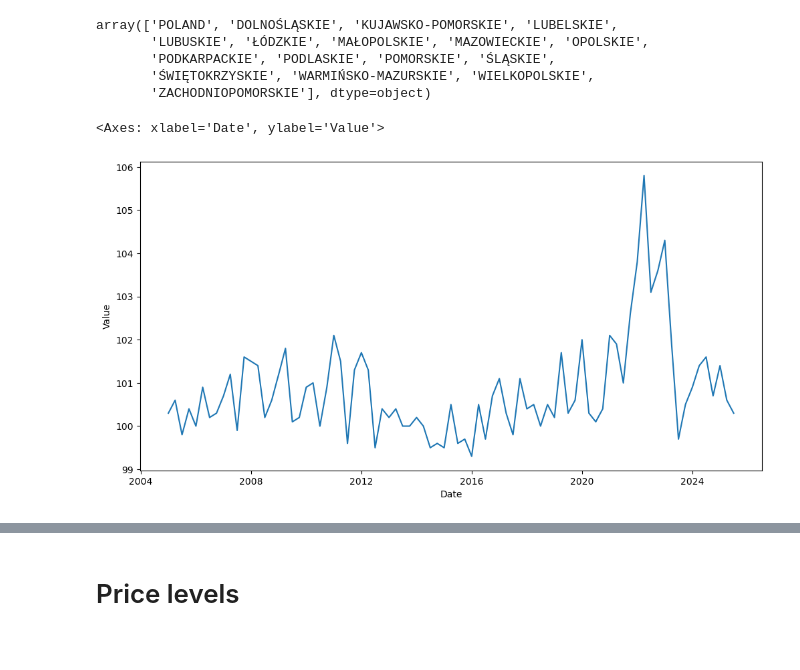
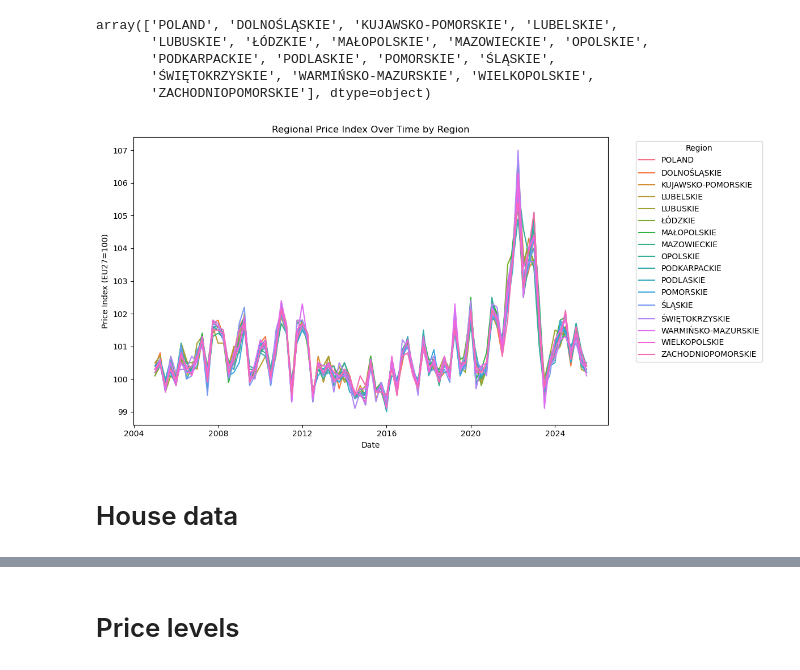
Before and after one commit to harrisonluff/Group_Project_Y3, a Jupyter notebook: notebooks/analysis/00_regional_price_index.ipynb, the cells around one changed output, grey strips where cells are left out. Drawn from its saved outputs; the diff is of its cells as text; code cells hidden in the pictures.

Commit message:
Adding house data to create the baseline for regional price index

```diff
--- a/notebooks/analysis/00_regional_price_index.ipynb
+++ b/notebooks/analysis/00_regional_price_index.ipynb
@@ -83,11 +83,16 @@ array(['POLAND', 'DOLNOŚLĄSKIE', 'KUJAWSKO-POMORSKIE', 'LUBELSKIE',
        'PODKARPACKIE', 'PODLASKIE', 'POMORSKIE', 'ŚLĄSKIE',
        'ŚWIĘTOKRZYSKIE', 'WARMIŃSKO-MAZURSKIE', 'WIELKOPOLSKIE',
        'ZACHODNIOPOMORSKIE'], dtype=object)
-# %%
-poland = inflation_final[  (inflation_final['category'] == 'total') & (inflation_final['Name'] == 'POLAND')]
-poland_inflation = poland.sort_values('Date')
-plt.figure(figsize=(12,6))
-sns.lineplot(data=poland_inflation, x='Date', y='Value')
-# %% [output]
-<Axes: xlabel='Date', ylabel='Value'>
-[figure, removed]
+# %%
+plt.figure(figsize=(12,6))
+sns.lineplot(data=inflation_final[inflation_final['category'] == 'total'], x='Date', y='Value', hue='Name')
+plt.title('Regional Price Index Over Time by Region')
+plt.ylabel('Price Index (EU27=100)')
+plt.xlabel('Date')
+plt.legend(title='Region', bbox_to_anchor=(1.05, 1), loc='upper left')
+plt.tight_layout()
+plt.show()
+# %% [output]
+[figure, added]
+# %% [markdown]
+# House data
```
Also changed, not shown: parts of 18 cells of this notebook, 1 other file.
